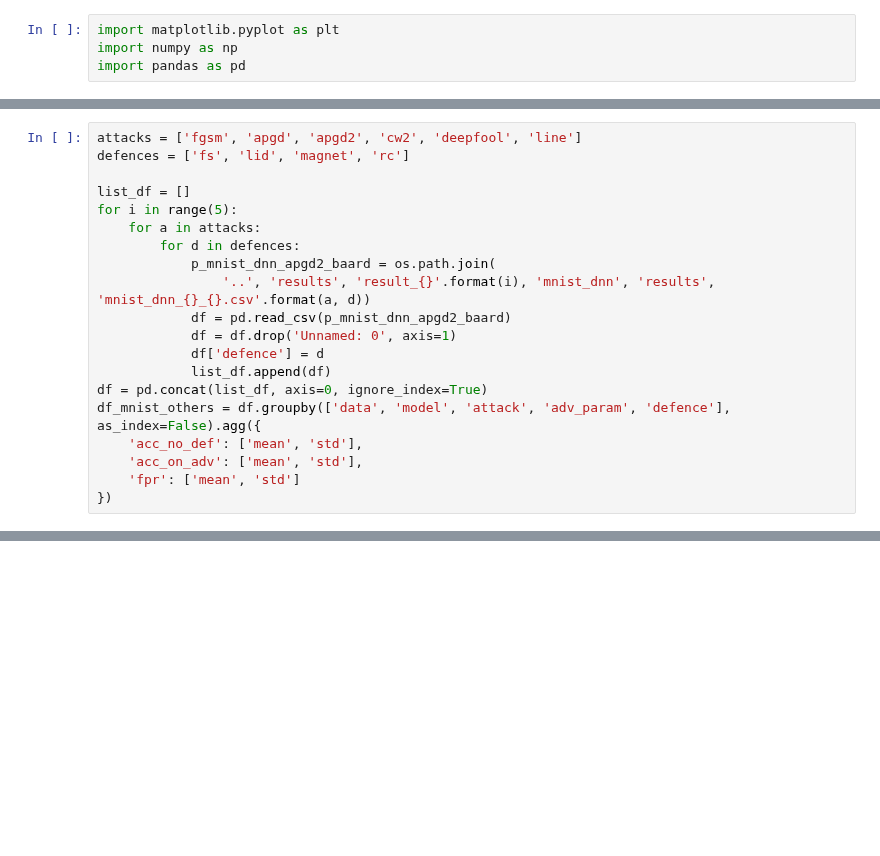
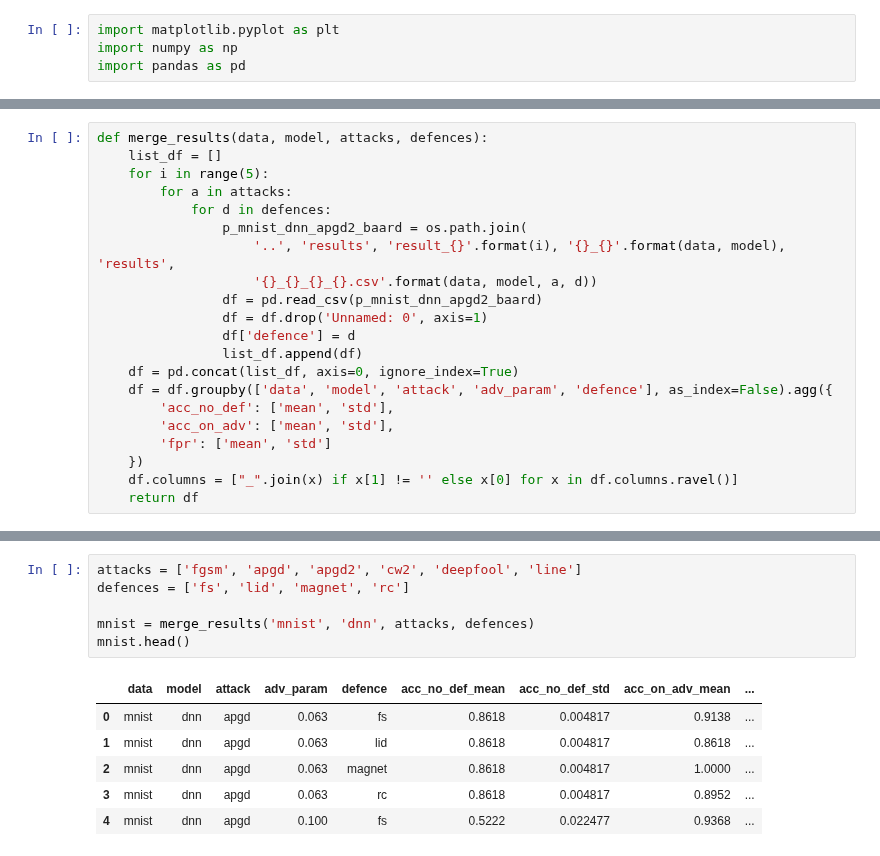
Before and after one commit to changx03/baard_exp2, a Jupyter notebook: charts/read_csv_results.ipynb, the cells around one changed output, grey strips where cells are left out. Saved outputs shown, nothing was run; the diff lists cells and outputs as text; blank space fills up the shorter version.

```diff
--- a/charts/read_csv_results.ipynb
+++ b/charts/read_csv_results.ipynb
@@ -83,20 +46,21 @@ df_mnist_baard
 # %%
-attacks = ['fgsm', 'apgd', 'apgd2', 'cw2', 'deepfool', 'line']
-defences = ['fs', 'lid', 'magnet', 'rc']
-
-list_df = []
-for i in range(5):
-    for a in attacks:
-        for d in defences:
-            p_mnist_dnn_apgd2_baard = os.path.join(
-                '..', 'results', 'result_{}'.format(i), 'mnist_dnn', 'results', 'mnist_dnn_{}_{}.csv'.format(a, d))
-            df = pd.read_csv(p_mnist_dnn_apgd2_baard)
-            df = df.drop('Unnamed: 0', axis=1)
-            df['defence'] = d
-            list_df.append(df)
-df = pd.concat(list_df, axis=0, ignore_index=True)
-df_mnist_others = df.groupby(['data', 'model', 'attack', 'adv_param', 'defence'], as_index=False).agg({
-    'acc_no_def': ['mean', 'std'],
-    'acc_on_adv': ['mean', 'std'],
-    'fpr': ['mean', 'std']
-})
+def merge_results(data, model, attacks, defences):
+    list_df = []
+    for i in range(5):
+        for a in attacks:
+            for d in defences:
+                p_mnist_dnn_apgd2_baard = os.path.join(
+                    '..', 'results', 'result_{}'.format(i), '{}_{}'.format(data, model), 'results',
+                    '{}_{}_{}_{}.csv'.format(data, model, a, d))
+                df = pd.read_csv(p_mnist_dnn_apgd2_baard)
+                df = df.drop('Unnamed: 0', axis=1)
+                df['defence'] = d
+                list_df.append(df)
+    df = pd.concat(list_df, axis=0, ignore_index=True)
+    df = df.groupby(['data', 'model', 'attack', 'adv_param', 'defence'], as_index=False).agg({
+        'acc_no_def': ['mean', 'std'],
+        'acc_on_adv': ['mean', 'std'],
+        'fpr': ['mean', 'std']
+    })
+    df.columns = ["_".join(x) if x[1] != '' else x[0] for x in df.columns.ravel()]
+    return df
@@ -114 +91,14 @@ df.head()
+# %%
+attacks = ['fgsm', 'apgd', 'apgd2', 'cw2', 'deepfool', 'line']
+defences = ['fs', 'lid', 'magnet', 'rc']
+
+mnist = merge_results('mnist', 'dnn', attacks, defences)
+mnist.head()
+# %% [output]
+|  | data | model | attack | adv_param | defence | acc_no_def_mean | acc_no_def_std | acc_on_adv_mean | ... |
+| 0 | mnist | dnn | apgd | 0.063 | fs | 0.8618 | 0.004817 | 0.9138 | ... |
+| 1 | mnist | dnn | apgd | 0.063 | lid | 0.8618 | 0.004817 | 0.8618 | ... |
+| 2 | mnist | dnn | apgd | 0.063 | magnet | 0.8618 | 0.004817 | 1.0000 | ... |
+| 3 | mnist | dnn | apgd | 0.063 | rc | 0.8618 | 0.004817 | 0.8952 | ... |
+| 4 | mnist | dnn | apgd | 0.100 | fs | 0.5222 | 0.022477 | 0.9368 | ... |
 # %%
```
Also changed, not shown: parts of 18 cells of this notebook, 5 other files.
